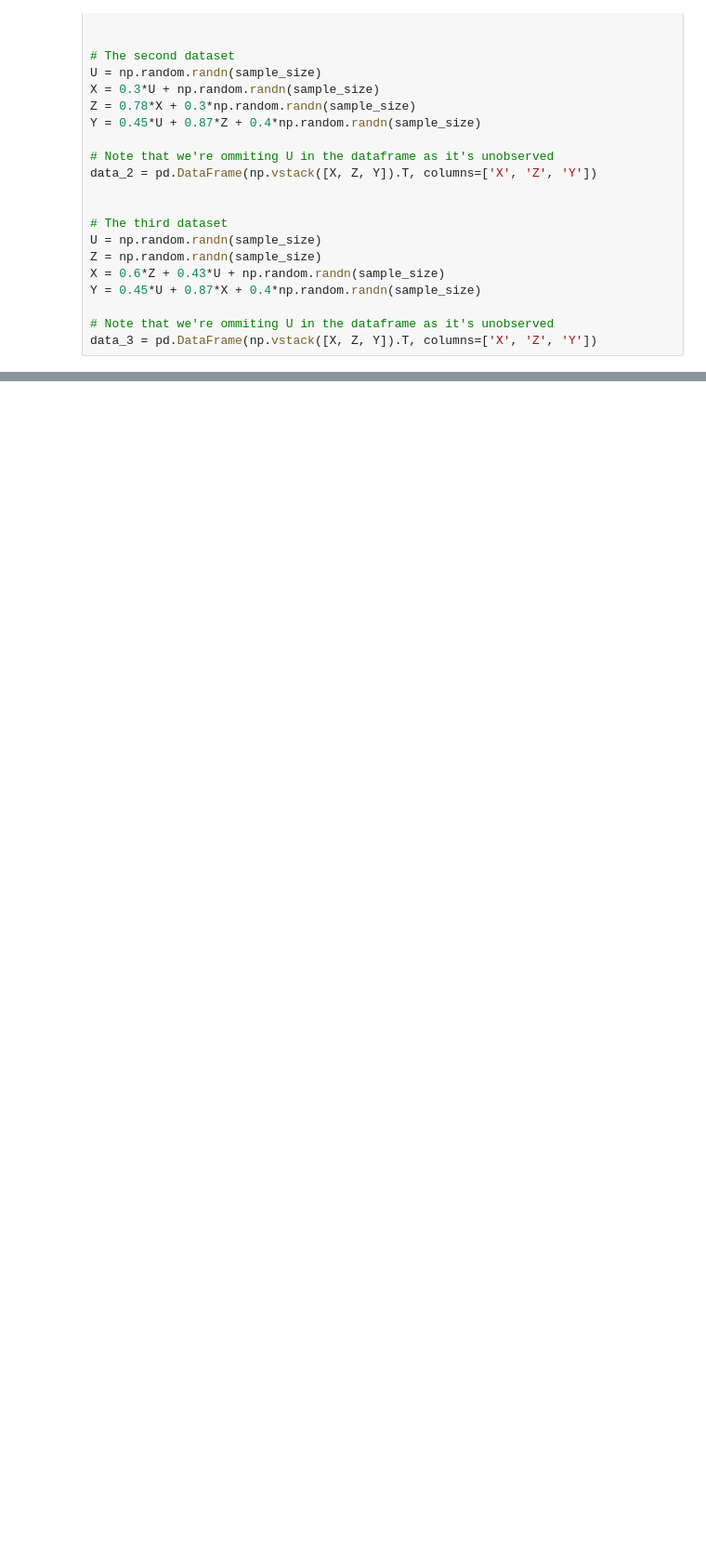
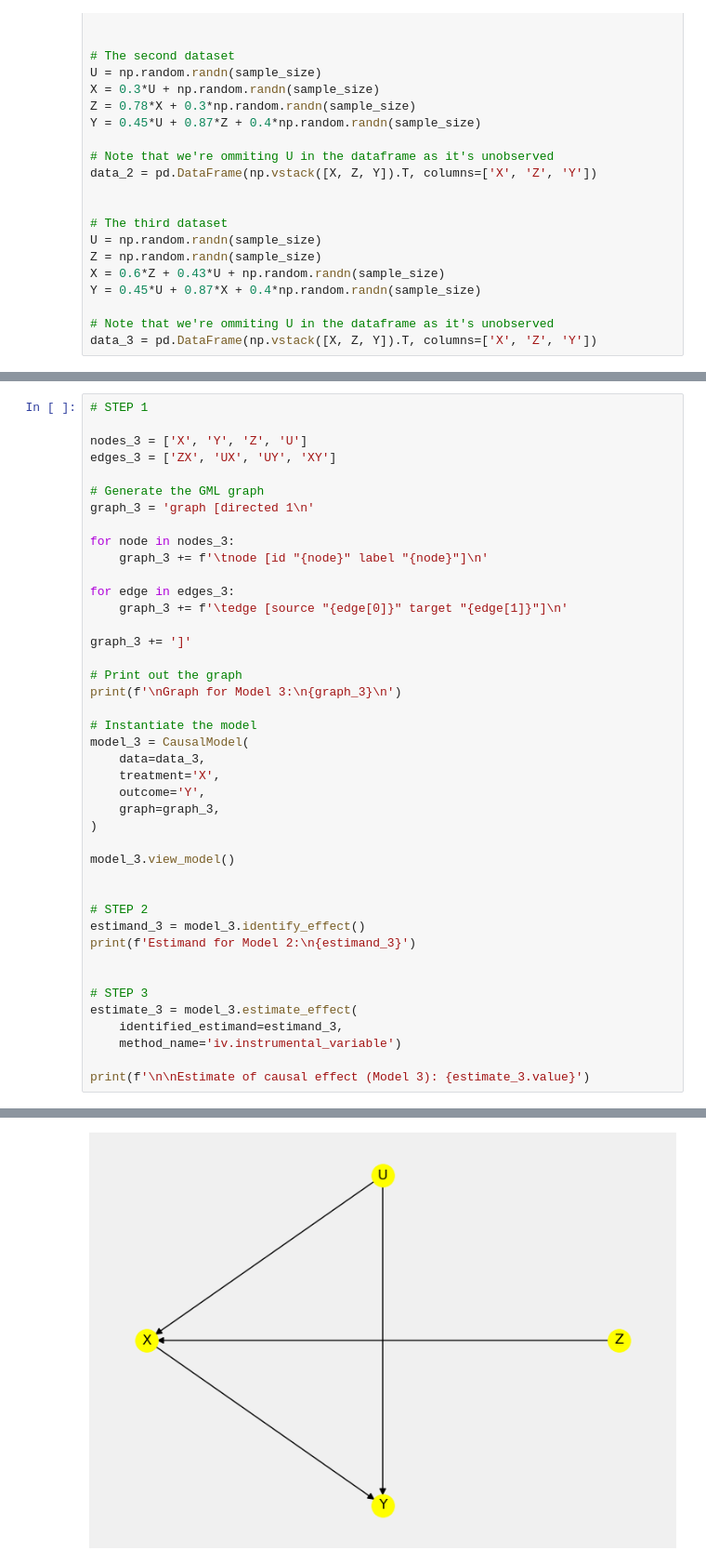
Before and after one commit to AlxndrMlk/blogs-code, a Jupyter notebook: Causal Kung-Fu in Python - 3 Basic Techniques Causal Inference/Causal Kung-Fu in Python - 3 Basic Techniques.ipynb, the cells around one changed output, grey strips where cells are left out. Shown: that part at 93% size. Saved outputs shown, nothing was run; the diff lists cells and outputs as text; blank space fills up the shorter version.

```diff
--- a/Causal Kung-Fu in Python - 3 Basic Techniques Causal Inference/Causal Kung-Fu in Python - 3 Basic Techniques.ipynb
+++ b/Causal Kung-Fu in Python - 3 Basic Techniques Causal Inference/Causal Kung-Fu in Python - 3 Basic Techniques.ipynb
@@ -60,0 +180,43 @@ data_2
+# %%
+# STEP 1
+
+nodes_3 = ['X', 'Y', 'Z', 'U']
+edges_3 = ['ZX', 'UX', 'UY', 'XY']
+
+# Generate the GML graph
+graph_3 = 'graph [directed 1\n'
+
+for node in nodes_3:
+    graph_3 += f'\tnode [id "{node}" label "{node}"]\n'
+
+for edge in edges_3:
+    graph_3 += f'\tedge [source "{edge[0]}" target "{edge[1]}"]\n'
+
+graph_3 += ']'
+
+# Print out the graph
+print(f'\nGraph for Model 3:\n{graph_3}\n')
+
+# Instantiate the model
+model_3 = CausalModel(
+    data=data_3,
+    treatment='X',
+    outcome='Y',
+    graph=graph_3,
+)
+
+model_3.view_model()
+
+
+# STEP 2
+estimand_3 = model_3.identify_effect()
+print(f'Estimand for Model 2:\n{estimand_3}')
+
+
+# STEP 3
+estimate_3 = model_3.estimate_effect(
+    identified_estimand=estimand_3,
+    method_name='iv.instrumental_variable')
+
+print(f'\n\nEstimate of causal effect (Model 3): {estimate_3.value}')
+# %% [output]
@@ -60,0 +240 @@ data_2
+[figure, added]
```
Also changed, not shown: parts of 16 cells of this notebook, 1 other file.
